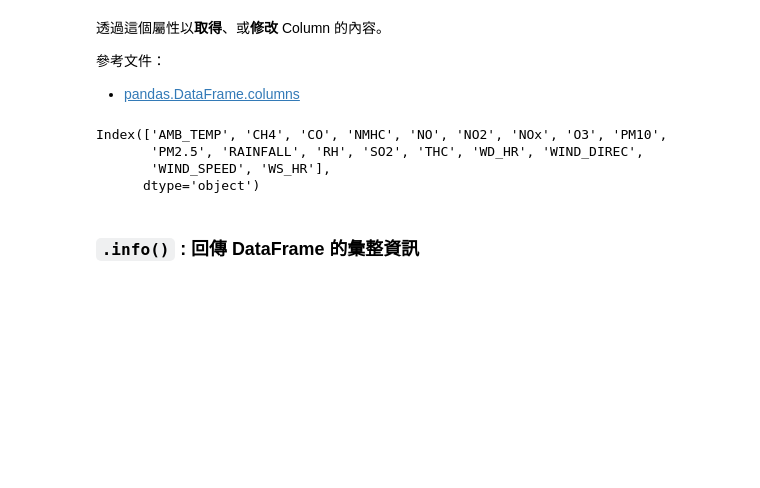
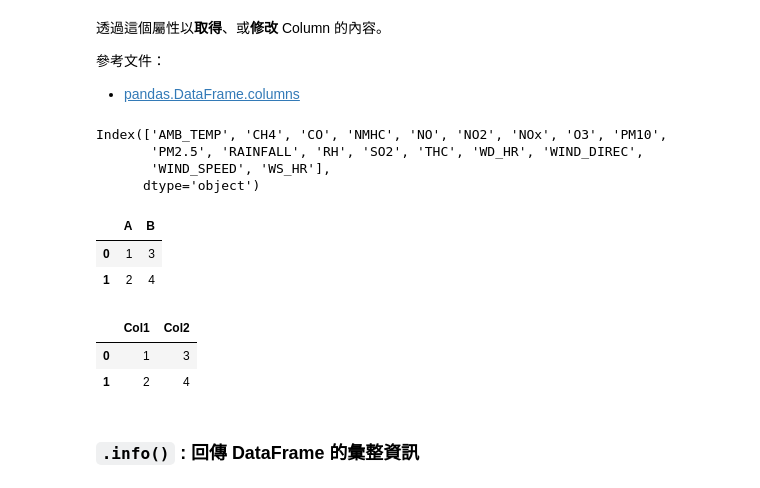
Before and after one commit to VioletVivirand/pandas-tutorial, a Jupyter notebook: Tutorials/Chapter 2 - Selecting data.ipynb, the cells around one changed output. Cells and saved outputs as stored; diff of their text form; code cells hidden in the pictures; blank space fills up the shorter version.

```diff
--- a/Tutorials/Chapter 2 - Selecting data.ipynb
+++ b/Tutorials/Chapter 2 - Selecting data.ipynb
@@ -220,7 +220,18 @@ Index(['AMB_TEMP', 'CH4', 'CO', 'NMHC', 'NO', 'NO2', 'NOx', 'O3', 'PM10',
 # %%
 # 修改資料的 Column Name
 tmp = pd.DataFrame({'A': [1, 2], 'B': [3, 4]})
-tmp.co
+tmp
+# %% [output]
+|  | A | B |
+| 0 | 1 | 3 |
+| 1 | 2 | 4 |
+# %%
+tmp.columns = ['Col1', 'Col2']
+tmp
+# %% [output]
+|  | Col1 | Col2 |
+| 0 | 1 | 3 |
+| 1 | 2 | 4 |
 # %% [markdown]
 ### `.info()` : 回傳 DataFrame 的彙整資訊
 # %% [markdown]
```
Also changed, not shown: parts of 2 cells of this notebook.
